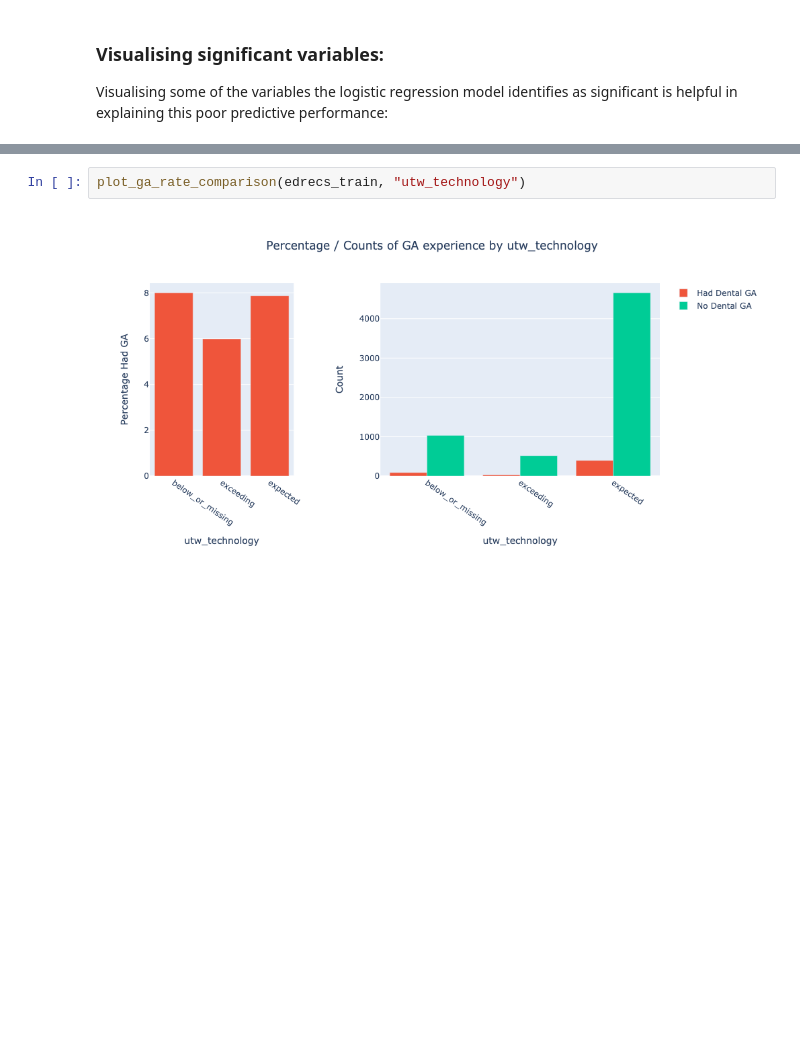
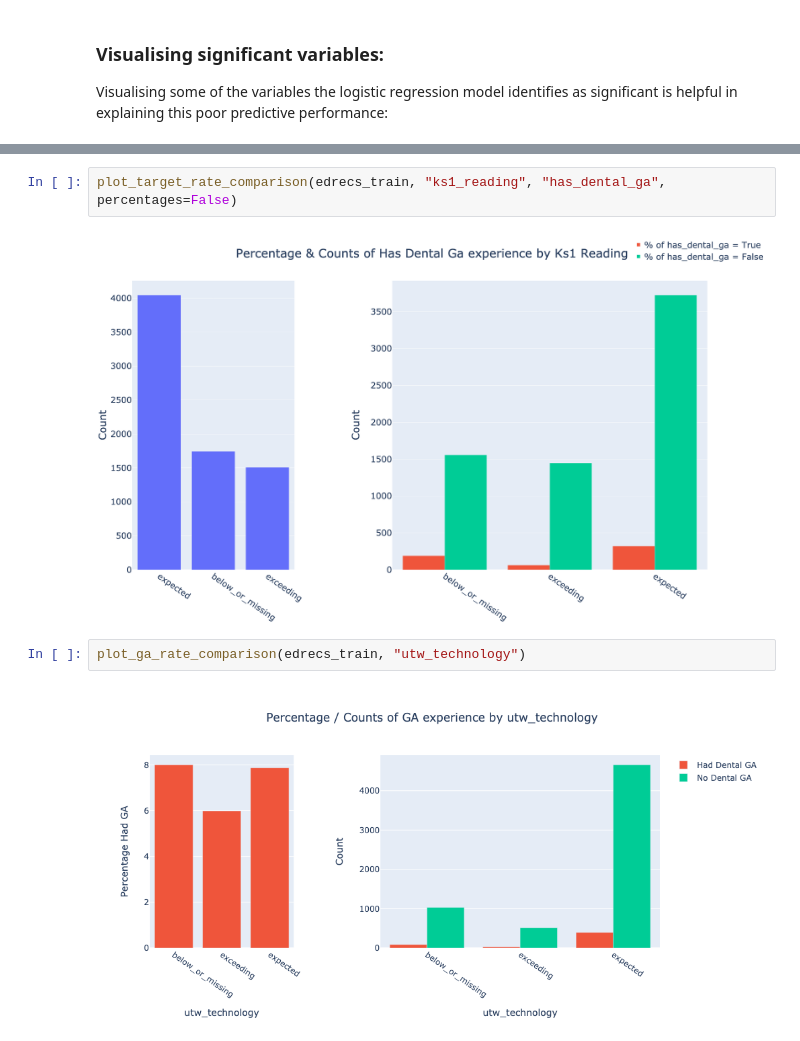
Before and after one commit to samrelins/bib_dental_proj, a Jupyter notebook: exploration/init_findings_report.ipynb, the cells around one changed output, grey strips where cells are left out. Drawn from its saved outputs; the diff is of its cells as text; blank space fills up the shorter version.

```diff
--- a/exploration/init_findings_report.ipynb
+++ b/exploration/init_findings_report.ipynb
@@ -108,3 +133,7 @@ plot_ga_rate_comparison(edrecs_train, "ks1_writing")
+# %%
+plot_target_rate_comparison(edrecs_train, "ks1_reading", "has_dental_ga", percentages=False)
+# %% [output]
+[figure, added]
 # %%
 plot_ga_rate_comparison(edrecs_train, "utw_technology")
 # %% [output]
```
Also changed, not shown: parts of 5 cells of this notebook, 14 other files.
